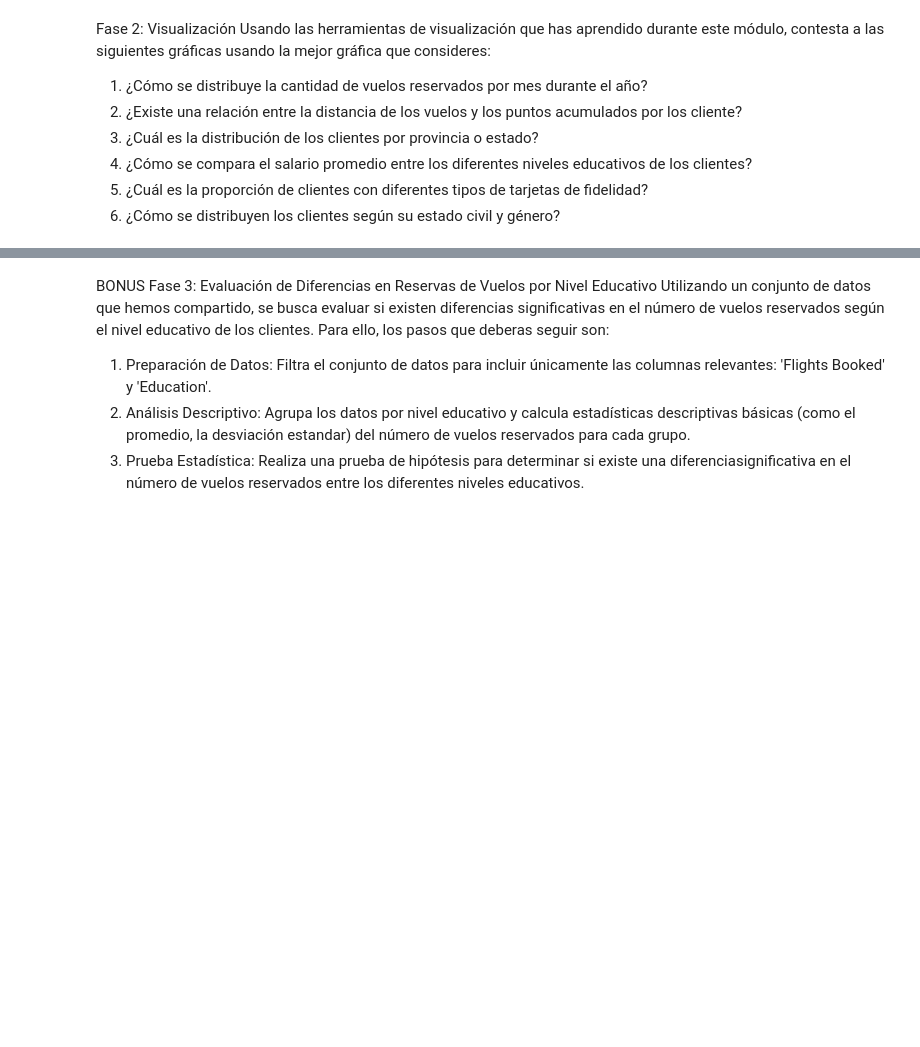
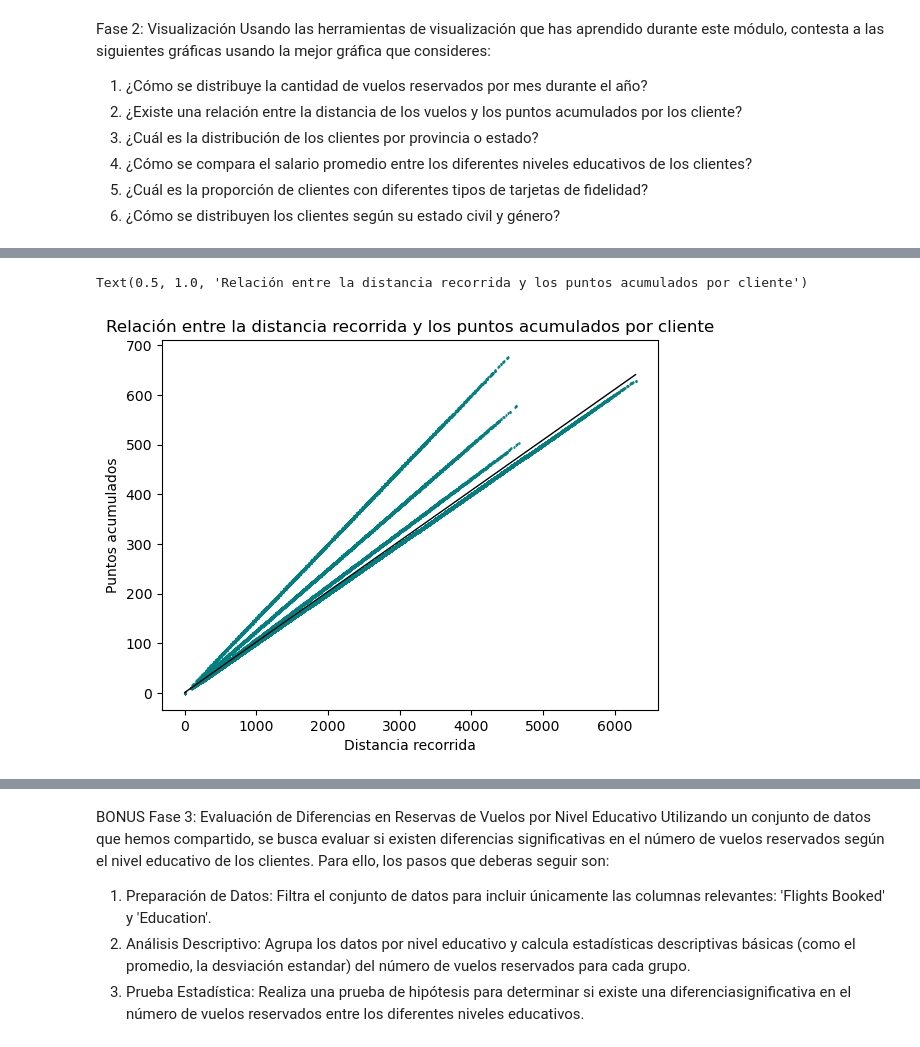
Before and after one commit to Adalab/bda-modulo-3-evaluacion-final-23lau, a Jupyter notebook: Evaluacion_modulo3.ipynb, the cells around one changed output, grey strips where cells are left out. Saved outputs shown, nothing was run; the diff lists cells and outputs as text; code cells hidden in the pictures; blank space fills up the shorter version.

```diff
--- a/Evaluacion_modulo3.ipynb
+++ b/Evaluacion_modulo3.ipynb
@@ -870,0 +1042,17 @@ gráficas usando la mejor gráfica que consideres:
+# %%
+sns.regplot(x = "Distance",
+            y = "Points Accumulated",
+            data = df_final,
+            marker = "d",
+            line_kws = {"color": "black", "linewidth": 1},
+            scatter_kws = {"color": "teal", "s": 1}
+            )
+
+plt.xlabel("Distancia recorrida")
+plt.ylabel("Puntos acumulados")
+
+
+plt.title("Relación entre la distancia recorrida y los puntos acumulados por cliente")
+# %% [output]
+Text(0.5, 1.0, 'Relación entre la distancia recorrida y los puntos acumulados por cliente')
+[figure, added]
```
Also changed, not shown: parts of 29 cells of this notebook.
